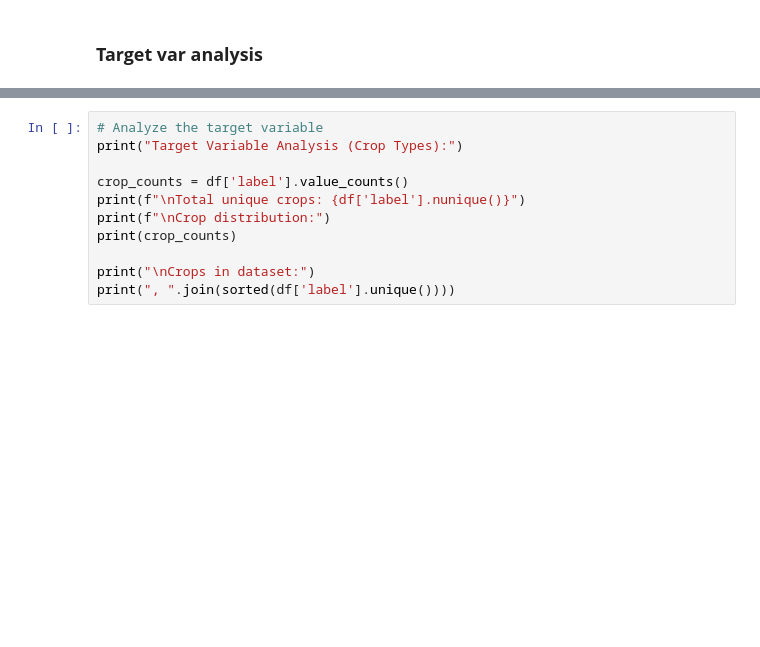
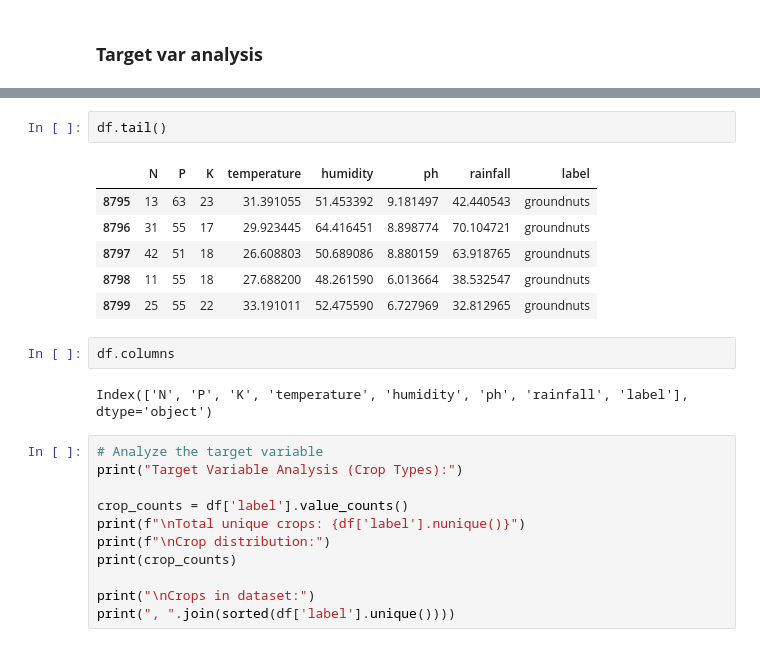
Before and after one commit to ngetichchelah/CROP-RECOMMENDATION, a Jupyter notebook: notebooks/data_exploration.ipynb, the cells around one changed output, grey strips where cells are left out. Cells and saved outputs as stored; diff of their text form; blank space fills up the shorter version.

```diff
--- a/notebooks/data_exploration.ipynb
+++ b/notebooks/data_exploration.ipynb
@@ -122,3 +143,16 @@ Statistical Summary of Features:
+# %%
+df.tail()
+# %% [output]
+|  | N | P | K | temperature | humidity | ph | rainfall | label |
+| 8795 | 13 | 63 | 23 | 31.391055 | 51.453392 | 9.181497 | 42.440543 | groundnuts |
+| 8796 | 31 | 55 | 17 | 29.923445 | 64.416451 | 8.898774 | 70.104721 | groundnuts |
+| 8797 | 42 | 51 | 18 | 26.608803 | 50.689086 | 8.880159 | 63.918765 | groundnuts |
+| 8798 | 11 | 55 | 18 | 27.688200 | 48.261590 | 6.013664 | 38.532547 | groundnuts |
+| 8799 | 25 | 55 | 22 | 33.191011 | 52.475590 | 6.727969 | 32.812965 | groundnuts |
+# %%
+df.columns
+# %% [output]
+Index(['N', 'P', 'K', 'temperature', 'humidity', 'ph', 'rainfall', 'label'], dtype='object')
 # %%
 # Analyze the target variable
 print("Target Variable Analysis (Crop Types):")
```
Also changed, not shown: parts of 8 cells of this notebook, 17 other files.
